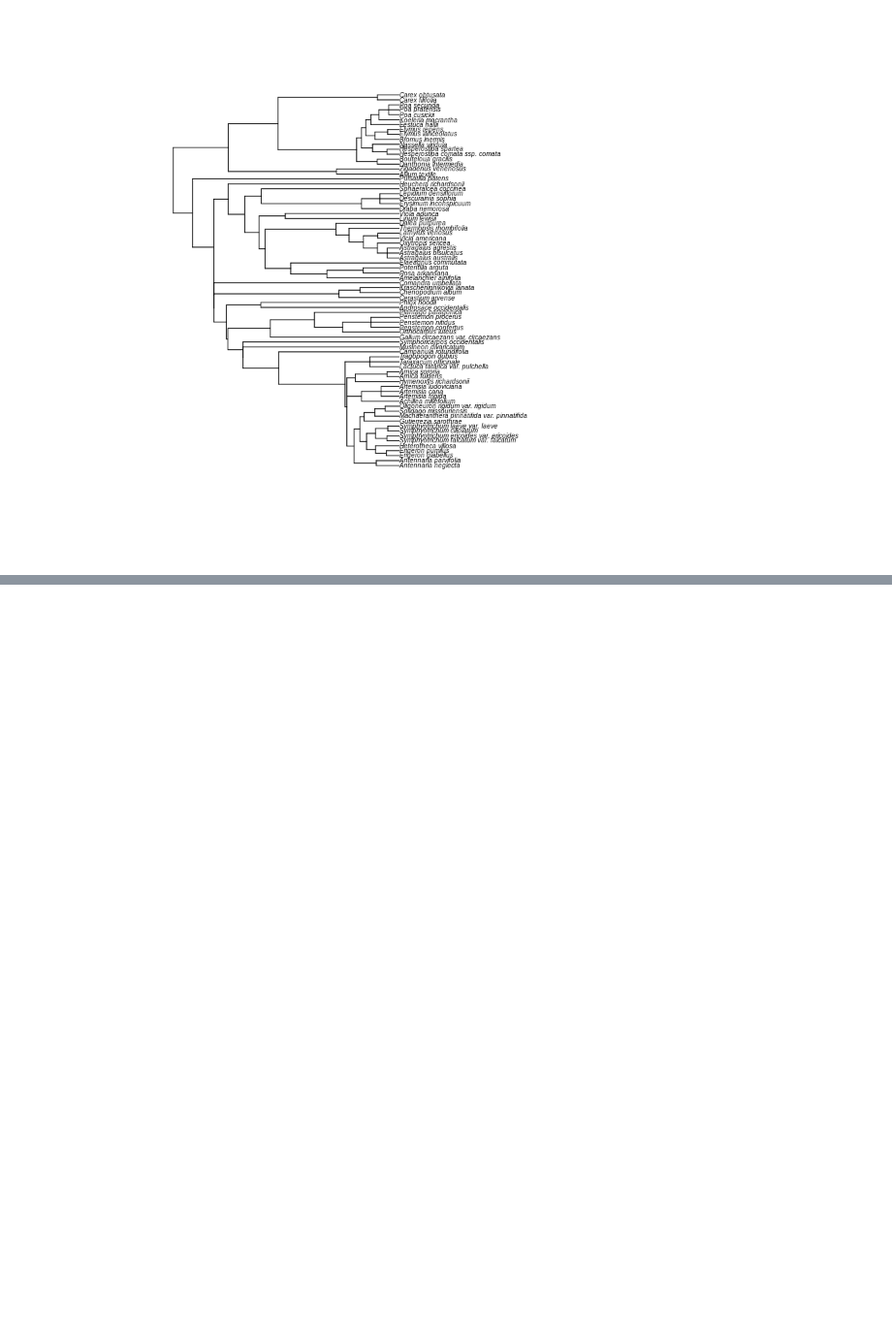
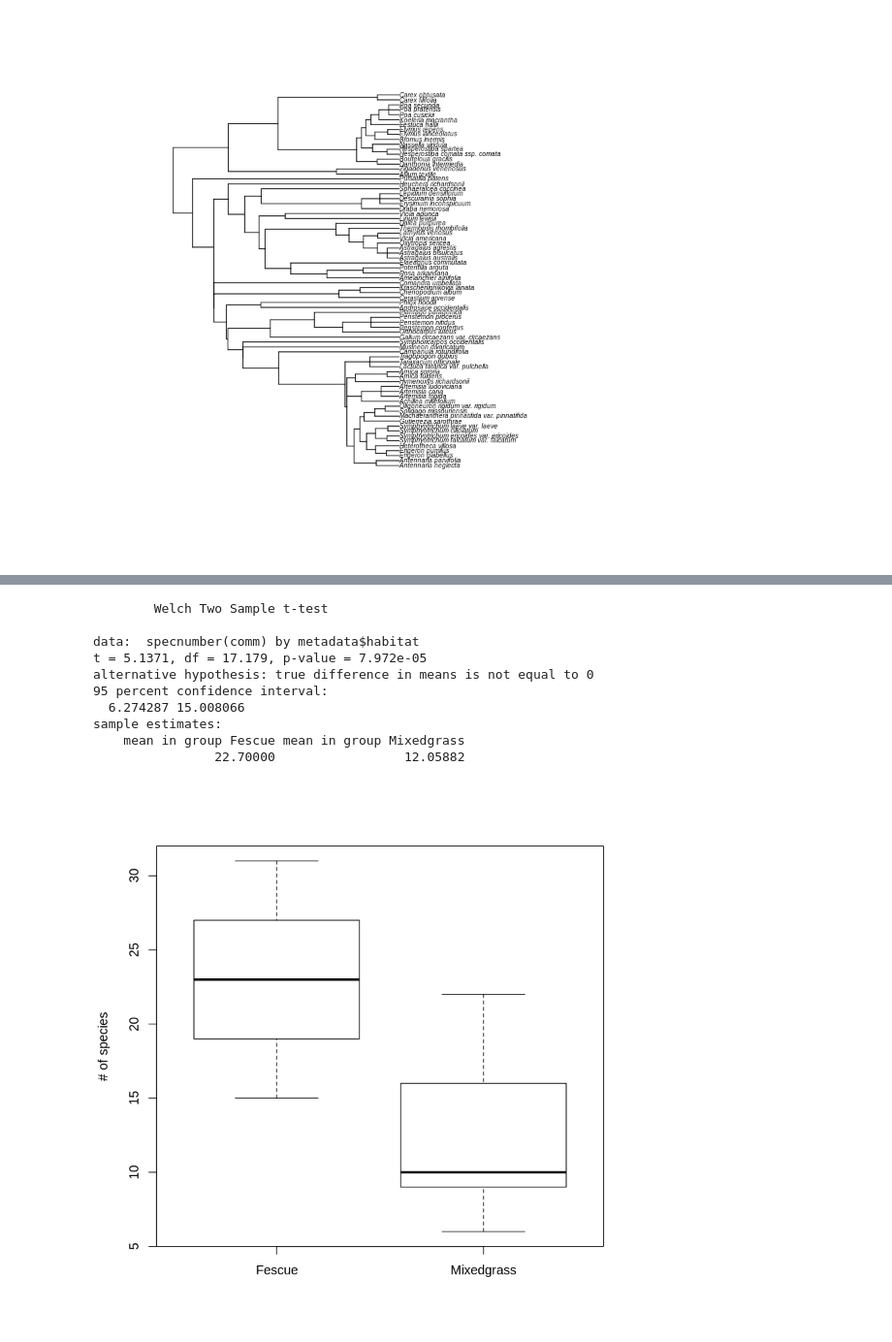
Before and after one commit to genevaporter/SDSU-BIOL-696, a Jupyter notebook: R-section/project/PorterRProjectPt2.ipynb, the cells around one changed output, grey strips where cells are left out. Shown at 97% size. Drawn from its saved outputs; the diff is of its cells as text; code cells hidden in the pictures; blank space fills up the shorter version.

```diff
--- a/R-section/project/PorterRProjectPt2.ipynb
+++ b/R-section/project/PorterRProjectPt2.ipynb
@@ -112,0 +101,12 @@ ls()
+# %%
+# Cleaning and Matching Sets
+
+ls()
+combined <- match.phylo.comm(phy, comm)
+phy <- combined$phy
+comm <- combined$comm
+combined <- match.phylo.data(phy, traits)
+phy <- combined$phy
+traits <- combined$data
+all.equal(rownames(comm), rownames(metadata))
+metadata <- metadata[rownames(comm), ]
@@ -112,0 +122,18 @@ ls()
+# %%
+# Community Richness and diversity
+
+boxplot(specnumber(comm) ~ metadata$habitat, ylab = "# of species")
+t.test(specnumber(comm) ~ metadata$habitat)
+plot(specaccum(comm), xlab = "# of samples", ylab = "# of species")
+# %% [output]
+        Welch Two Sample t-test
+
+data:  specnumber(comm) by metadata$habitat
+t = 5.1371, df = 17.179, p-value = 7.972e-05
+alternative hypothesis: true difference in means is not equal to 0
+95 percent confidence interval:
+  6.274287 15.008066
+sample estimates:
+    mean in group Fescue mean in group Mixedgrass
+                22.70000                 12.05882
+[figure, added]
```
Also changed, not shown: parts of 13 cells of this notebook, 1 other file.
